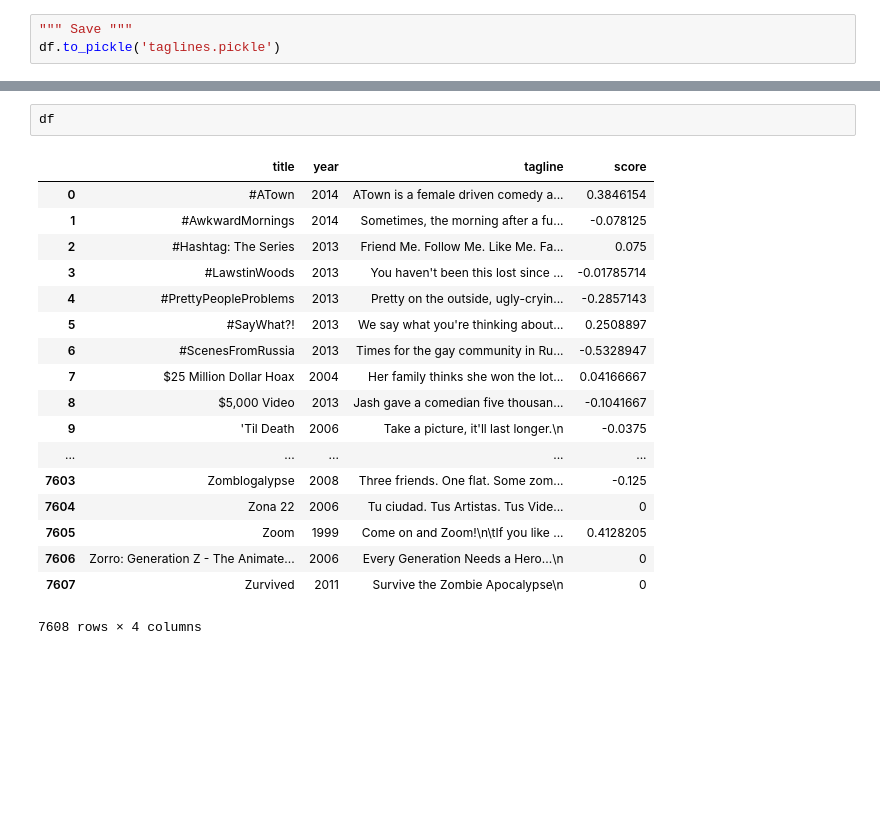
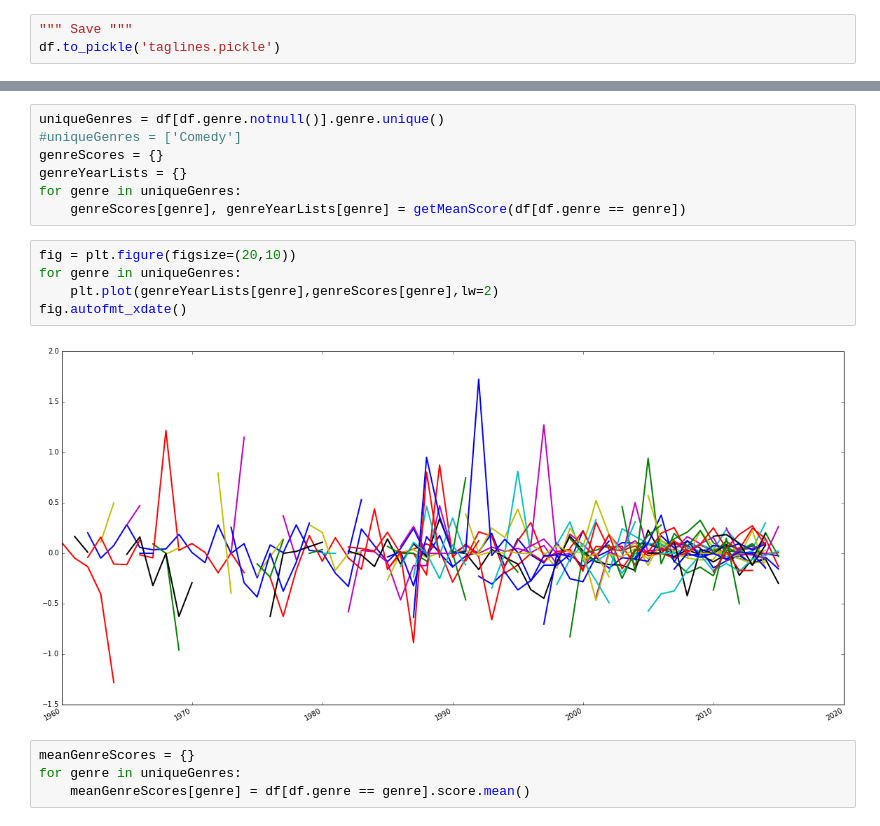
Before and after one commit to arimorcos/blog_analyses, a Jupyter notebook: imdb/Tagline sentiment over time.ipynb, the cells around one changed output, grey strips where cells are left out. Drawn from its saved outputs; the diff is of its cells as text; blank space fills up the shorter version.

```diff
--- a/imdb/Tagline sentiment over time.ipynb
+++ b/imdb/Tagline sentiment over time.ipynb
@@ -188,21 +227,18 @@ plt.plot(yearList,avgScore);
-# %%
-df
-# %% [output]
-|  | title | year | tagline | score |
-| 0 | #ATown | 2014 | ATown is a female driven comedy a... | 0.3846154 |
-| 1 | #AwkwardMornings | 2014 | Sometimes, the morning after a fu... | -0.078125 |
-| 2 | #Hashtag: The Series | 2013 | Friend Me. Follow Me. Like Me. Fa... | 0.075 |
-| 3 | #LawstinWoods | 2013 | You haven't been this lost since ... | -0.01785714 |
-| 4 | #PrettyPeopleProblems | 2013 | Pretty on the outside, ugly-cryin... | -0.2857143 |
-| 5 | #SayWhat?! | 2013 | We say what you're thinking about... | 0.2508897 |
-| 6 | #ScenesFromRussia | 2013 | Times for the gay community in Ru... | -0.5328947 |
-| 7 | $25 Million Dollar Hoax | 2004 | Her family thinks she won the lot... | 0.04166667 |
-| 8 | $5,000 Video | 2013 | Jash gave a comedian five thousan... | -0.1041667 |
-| 9 | 'Til Death | 2006 | Take a picture, it'll last longer.\n | -0.0375 |
-| ... | ... | ... | ... | ... |
-| 7603 | Zomblogalypse | 2008 | Three friends. One flat. Some zom... | -0.125 |
-| 7604 | Zona 22 | 2006 | Tu ciudad. Tus Artistas. Tus Vide... | 0 |
-| 7605 | Zoom | 1999 | Come on and Zoom!\n\tIf you like ... | 0.4128205 |
-| 7606 | Zorro: Generation Z - The Animate... | 2006 | Every Generation Needs a Hero...\n | 0 |
-| 7607 | Zurvived | 2011 | Survive the Zombie Apocalypse\n | 0 |
-7608 rows × 4 columns
+# %%
+uniqueGenres = df[df.genre.notnull()].genre.unique()
+#uniqueGenres = ['Comedy']
+genreScores = {}
+genreYearLists = {}
+for genre in uniqueGenres:
+    genreScores[genre], genreYearLists[genre] = getMeanScore(df[df.genre == genre])
+# %%
+fig = plt.figure(figsize=(20,10))
+for genre in uniqueGenres:
+    plt.plot(genreYearLists[genre],genreScores[genre],lw=2)
+fig.autofmt_xdate()
+# %% [output]
+[figure, added]
+# %%
+meanGenreScores = {}
+for genre in uniqueGenres:
+    meanGenreScores[genre] = df[df.genre == genre].score.mean()
```
Also changed, not shown: parts of 11 cells of this notebook, 1 other file.
